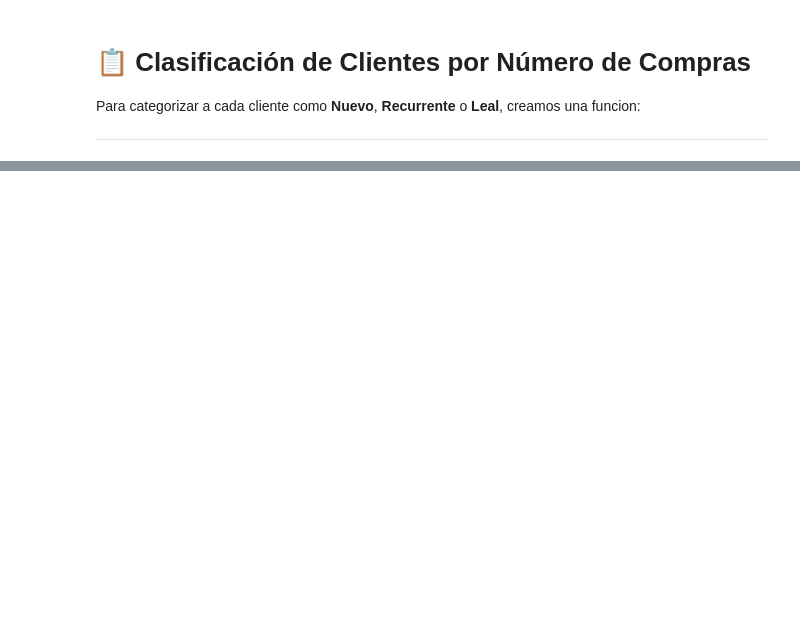
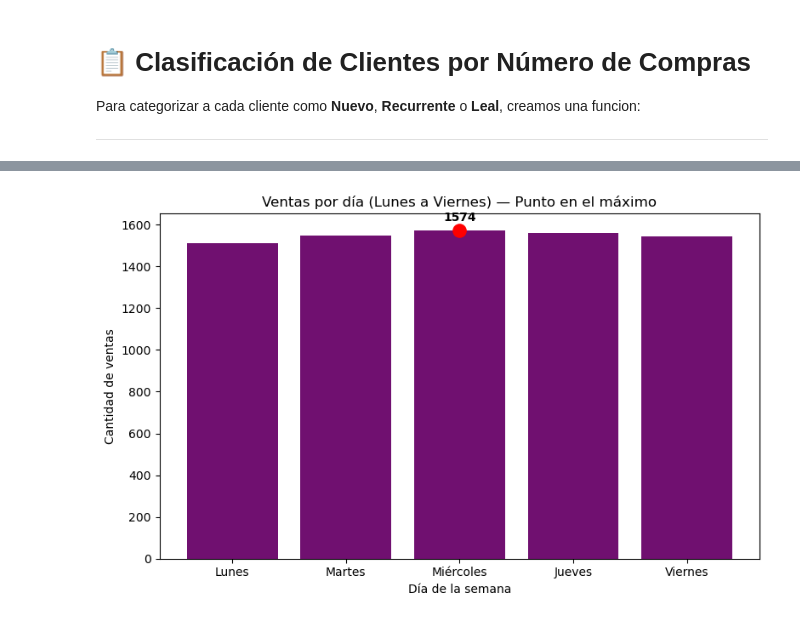
Before and after one commit to EdgarOso/My-learning-path, a Jupyter notebook: Proyecto Python/proyectazo..ipynb, the cells around one changed output, grey strips where cells are left out. Saved outputs shown, nothing was run; the diff lists cells and outputs as text; code cells hidden in the pictures; blank space fills up the shorter version.

```diff
--- a/Proyecto Python/proyectazo..ipynb
+++ b/Proyecto Python/proyectazo..ipynb
@@ -719,0 +982,47 @@ print("📋 Clasificación de Clientes por Número de Compras \n \n", clasificar
+# %%
+# Mapeo de número de día a nombre en español
+dias_map = {
+    0: 'Lunes', 1: 'Martes', 2: 'Miércoles',
+    3: 'Jueves', 4: 'Viernes', 5: 'Sábado', 6: 'Domingo'
+}
+df_maestro['DiaSemana'] = df_maestro['Fecha_Venta'].dt.weekday.map(dias_map)
+
+# Filtrar solo lunes a viernes y contar ventas
+dias_laborables = ['Lunes','Martes','Miércoles','Jueves','Viernes']
+ventas_por_dia = (
+    df_maestro[df_maestro['DiaSemana'].isin(dias_laborables)]
+      .groupby('DiaSemana')
+      .size()
+      .reindex(dias_laborables)
+)
+
+# Gráfico de barras moradas
+plt.figure(figsize=(8, 5))
+ax = sns.barplot(
+    x=ventas_por_dia.index,
+    y=ventas_por_dia.values,
+    color='purple'
+)
+
+# Identificar el día con más ventas
+max_dia = ventas_por_dia.idxmax()
+max_val = ventas_por_dia.max()
+x_max = dias_laborables.index(max_dia)
+
+# Añadir un punto rojo en el tope de la barra máxima
+ax.scatter(x_max, max_val,
+           color='red', s=120, marker='o', zorder=5)
+
+# Opcional: etiquetar el valor encima del punto
+ax.text(x_max, max_val + ventas_por_dia.max()*0.02,
+        f'{max_val}',
+        ha='center', va='bottom', fontweight='bold')
+
+# Ajustes finales
+plt.title('Ventas por día (Lunes a Viernes) — Punto en el máximo')
+plt.xlabel('Día de la semana')
+plt.ylabel('Cantidad de ventas')
+plt.tight_layout()
+plt.show()
+# %% [output]
+[figure, added]
```
Also changed, not shown: parts of 51 cells of this notebook.
